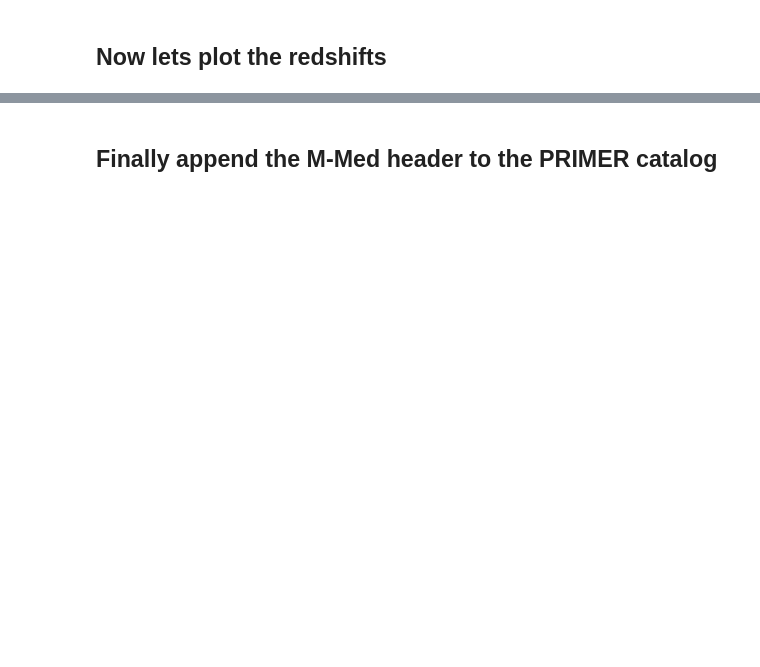
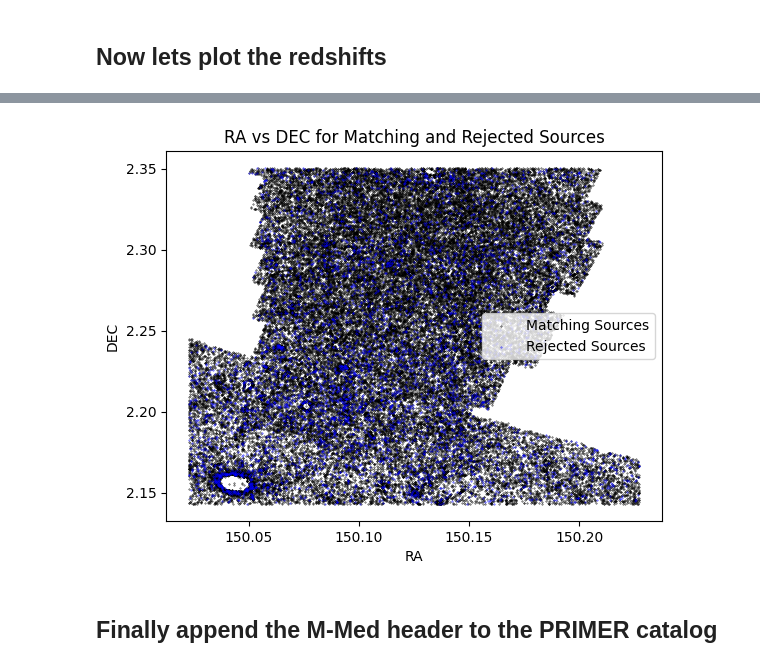
Before and after one commit to ChristianArgueta/AGN-NERDS, a Jupyter notebook: RADEC.ipynb, the cells around one changed output, grey strips where cells are left out. Drawn from its saved outputs; the diff is of its cells as text; code cells hidden in the pictures; blank space fills up the shorter version.

```diff
--- a/RADEC.ipynb
+++ b/RADEC.ipynb
@@ -246,21 +246,0 @@ KeyError: "Keyword 'ZPHOTE' not found."
-# %%
-# Create empty tables for matching and rejected sources
-matching_table = QTable(names=('Matching Redshifts'))
-rejected_table = QTable(names=('Matching Redshifts'))
-
-# Loop through Zphote_PC and Zphote_C to find matches
-for i in range(len(Zphote_PU)):
-    for j in range(len(Zphote_U)):
-        if abs(Zphote_PC[i] - Zphote_C[j]) <= PSF:
-            # Add to matching table if within PSF
-            matching_table.add_row([Zphote_PC[i]])
-            break
-    else:
-        # Add to rejected table if not within PSF
-        rejected_table.add_row([Zphote_PC[i]])
-
-# Print the matching and rejected tables. The length should be how many match
-print('Matching sources:')
-print(len(matching_table1))
-print('\nRejected sources:')
-print(len(rejected_table1))
@@ -283,3 +283,26 @@ plt.show()
+# %%
+# Extract RA and Dec values from the matching and rejected tables
+ra_matching = matching_table['ra_pc']
+dec_matching = matching_table['dec_pc']
+ra_rejected = rejected_table['ra_pc']
+dec_rejected = rejected_table['dec_pc']
+
+# Plot the matching and rejected sources
+plt.scatter(ra_matching, dec_matching, color='black', label='Matching Sources', s=0.1)
+plt.scatter(ra_rejected, dec_rejected, color='blue', label='Rejected Sources', s=0.1)
+
+# Set the plot title and labels
+plt.title('RA vs DEC for Matching and Rejected Sources')
+plt.xlabel('RA')
+plt.ylabel('DEC')
+
+# Add a legend
+plt.legend()
+
+# Show the plot
+plt.show()
+# %% [output]
+[figure, added]
 # %% [markdown]
 ## Finally append the M-Med header to the PRIMER catalog
 # %%
```
Also changed, not shown: parts of 12 cells of this notebook.
